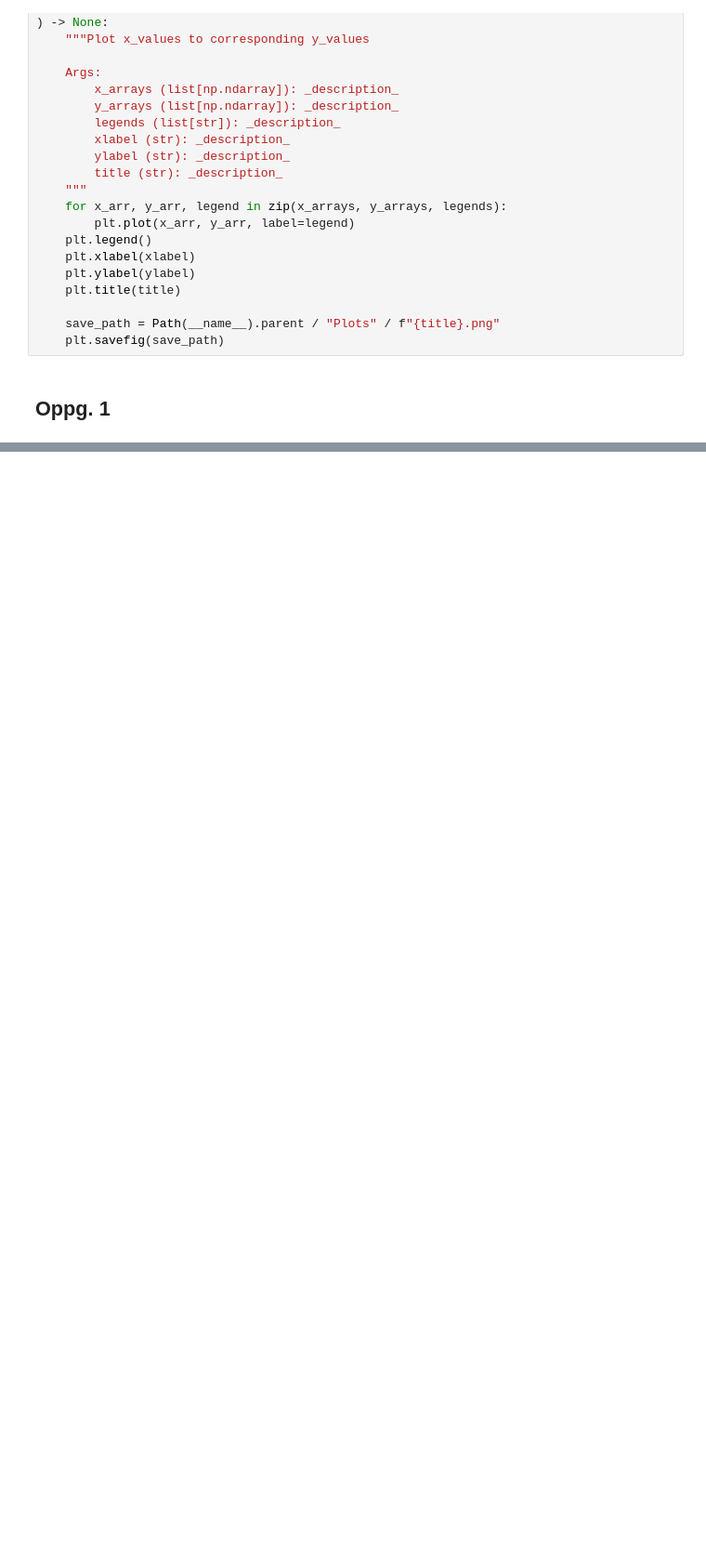
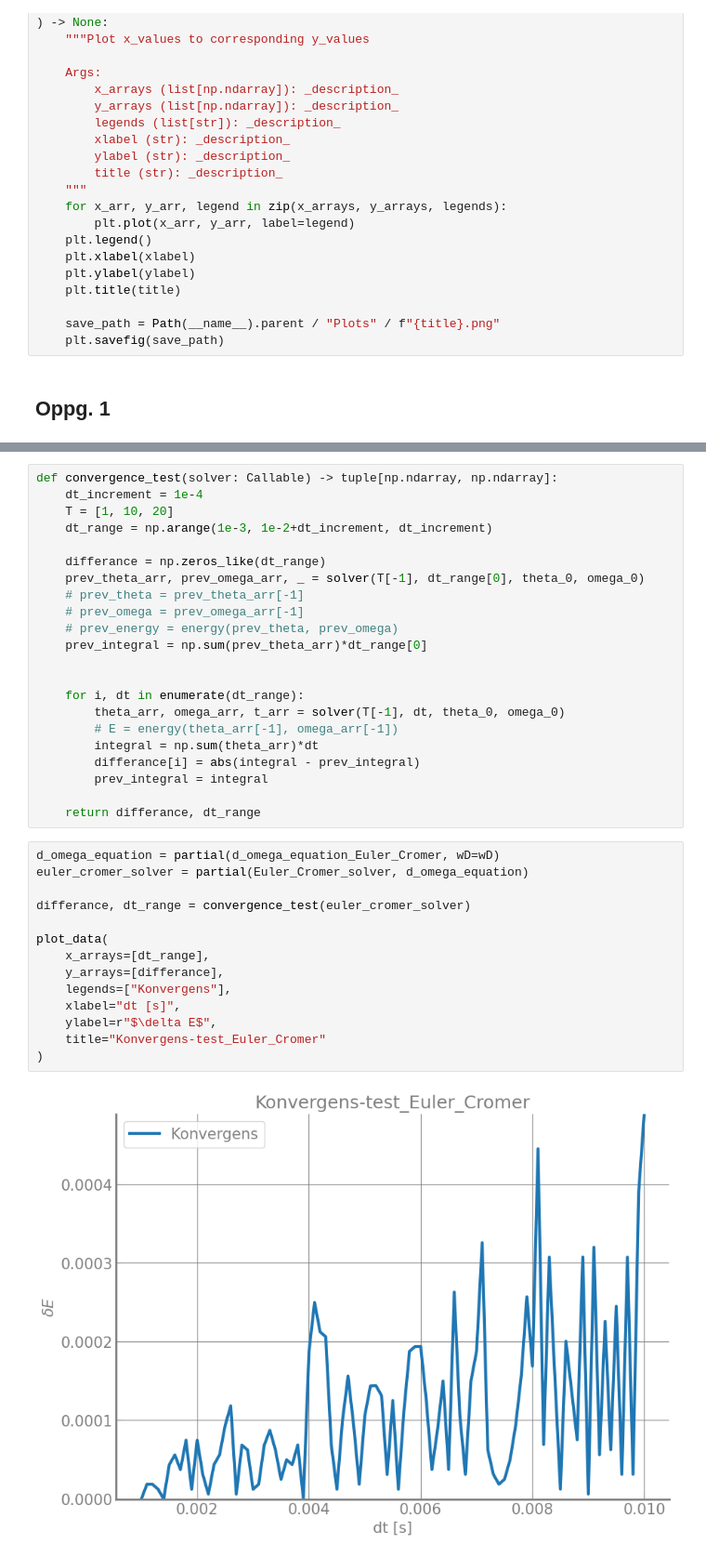
Before and after one commit to tncrdk/Bolgefysikk-numerisk-prosjekt, a Jupyter notebook: main.ipynb, the cells around one changed output, grey strips where cells are left out. Shown at 93% size. Cells and saved outputs as stored; diff of their text form; blank space fills up the shorter version.

Commit message:
begynt på konvergenstesten

```diff
--- a/main.ipynb
+++ b/main.ipynb
@@ -113,0 +157,38 @@ plot_data(
+# %%
+def convergence_test(solver: Callable) -> tuple[np.ndarray, np.ndarray]:
+    dt_increment = 1e-4
+    T = [1, 10, 20]
+    dt_range = np.arange(1e-3, 1e-2+dt_increment, dt_increment)
+
+    differance = np.zeros_like(dt_range)
+    prev_theta_arr, prev_omega_arr, _ = solver(T[-1], dt_range[0], theta_0, omega_0)
+    # prev_theta = prev_theta_arr[-1]
+    # prev_omega = prev_omega_arr[-1]
+    # prev_energy = energy(prev_theta, prev_omega)
+    prev_integral = np.sum(prev_theta_arr)*dt_range[0]
+
+
+    for i, dt in enumerate(dt_range):
+        theta_arr, omega_arr, t_arr = solver(T[-1], dt, theta_0, omega_0)
+        # E = energy(theta_arr[-1], omega_arr[-1])
+        integral = np.sum(theta_arr)*dt
+        differance[i] = abs(integral - prev_integral)
+        prev_integral = integral
+
+    return differance, dt_range
+# %%
+d_omega_equation = partial(d_omega_equation_Euler_Cromer, wD=wD)
+euler_cromer_solver = partial(Euler_Cromer_solver, d_omega_equation)
+
+differance, dt_range = convergence_test(euler_cromer_solver)
+
+plot_data(
+    x_arrays=[dt_range],
+    y_arrays=[differance],
+    legends=["Konvergens"],
+    xlabel="dt [s]",
+    ylabel=r"$\delta E$",
+    title="Konvergens-test_Euler_Cromer"
+)
+# %% [output]
+[figure, added]
```
Also changed, not shown: parts of 6 cells of this notebook, 2 other files.
